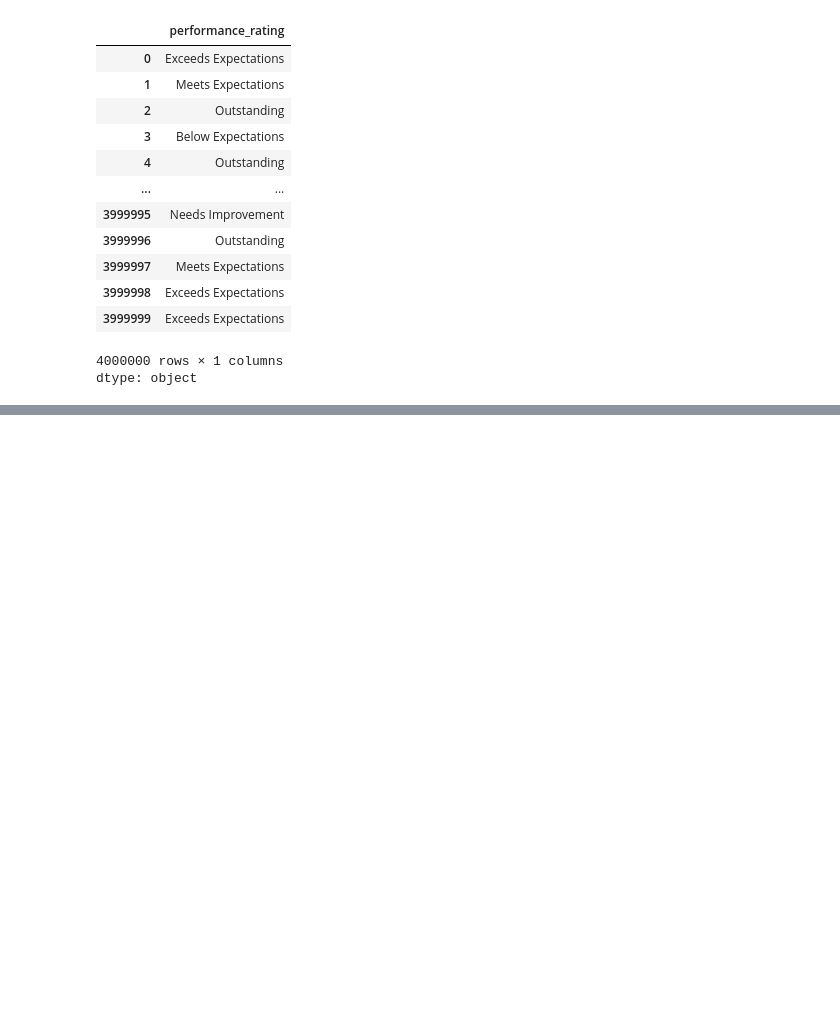
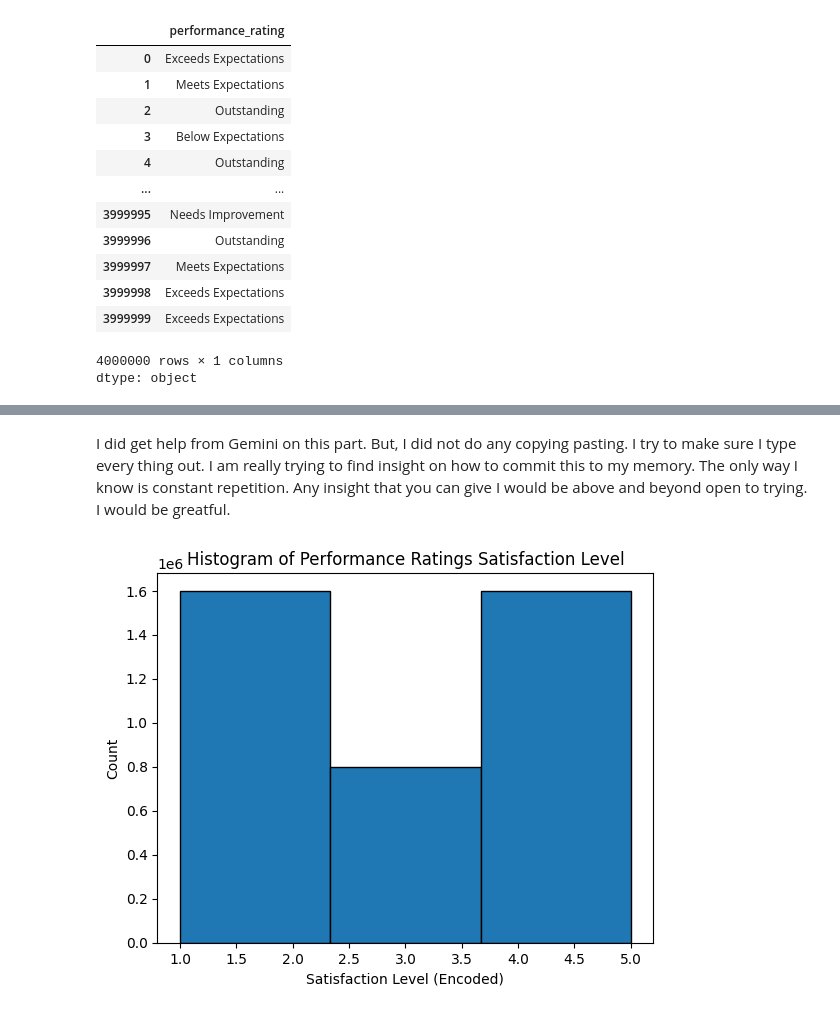
Before and after one commit to bcntp5/Complete-Python-3-Bootcamp, a Jupyter notebook: IT7103_Assignment1.ipynb, the cells around one changed output, grey strips where cells are left out. Saved outputs shown, nothing was run; the diff lists cells and outputs as text; code cells hidden in the pictures; blank space fills up the shorter version.

```diff
--- a/IT7103_Assignment1.ipynb
+++ b/IT7103_Assignment1.ipynb
@@ -484,0 +494,6 @@ dtype: object
+# %%
+enc = OrdinalEncoder()
+
+enc.fit(data[['performance_rating']])
+
+data['New_Column'] = enc.transform(data[['performance_rating']])
@@ -484,0 +526,5 @@ dtype: object
+# %%
+enc = OrdinalEncoder(categories=[['Below Expectations', 'Needs Improvement', 'Meets Expectations', 'Exceeds Expectations', 'Outstanding']])
+
+data['New_Column'] = enc.fit_transform(data[['performance_rating']])
+data.head()
@@ -484,0 +555,10 @@ dtype: object
+# %% [markdown]
+I did get help from Gemini on this part. But, I did not do any copying pasting. I try to make sure I type every thing out. I am really trying to find insight on how to commit this to my memory. The only way I know is constant repetition. Any insight that you can give I would be above and beyond open to trying. I would be greatful.
+# %%
+mapping = {'Below Expectations': 1,
+            'Needs Improvement': 2,
+            'Meets Expectations': 3,
+            'Exceeds Expectations': 4,
+            'Outstanding':5}
+
+data['performance_rating'] = data['performance_rating'].map(mapping)
@@ -484,0 +567,8 @@ dtype: object
+# %%
+data['performance_rating'].plot(kind='hist', bins=3, edgecolor='black')
+plt.title('Histogram of Performance Ratings Satisfaction Level')
+plt.xlabel('Satisfaction Level (Encoded)')
+plt.ylabel('Count')
+plt.show()
+# %% [output]
+[figure, added]
```
Also changed, not shown: parts of 9 cells of this notebook.
